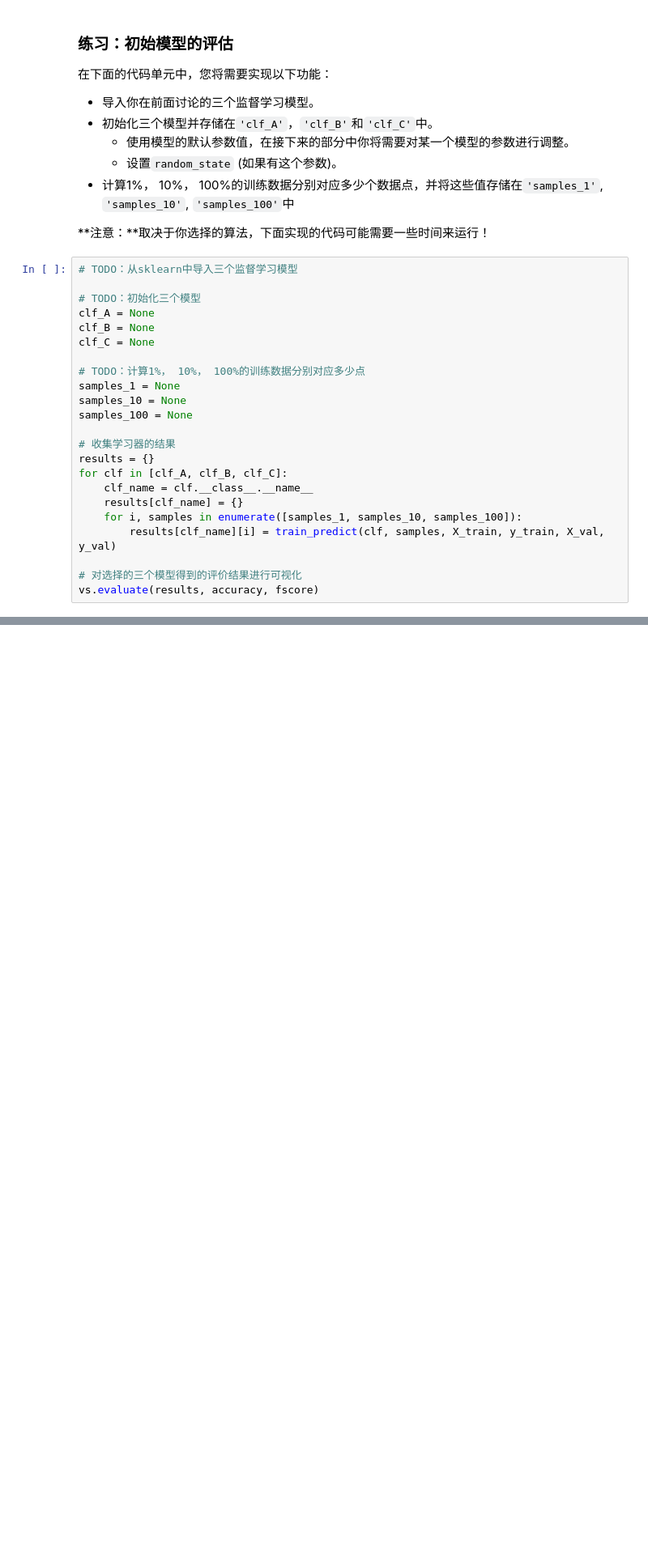
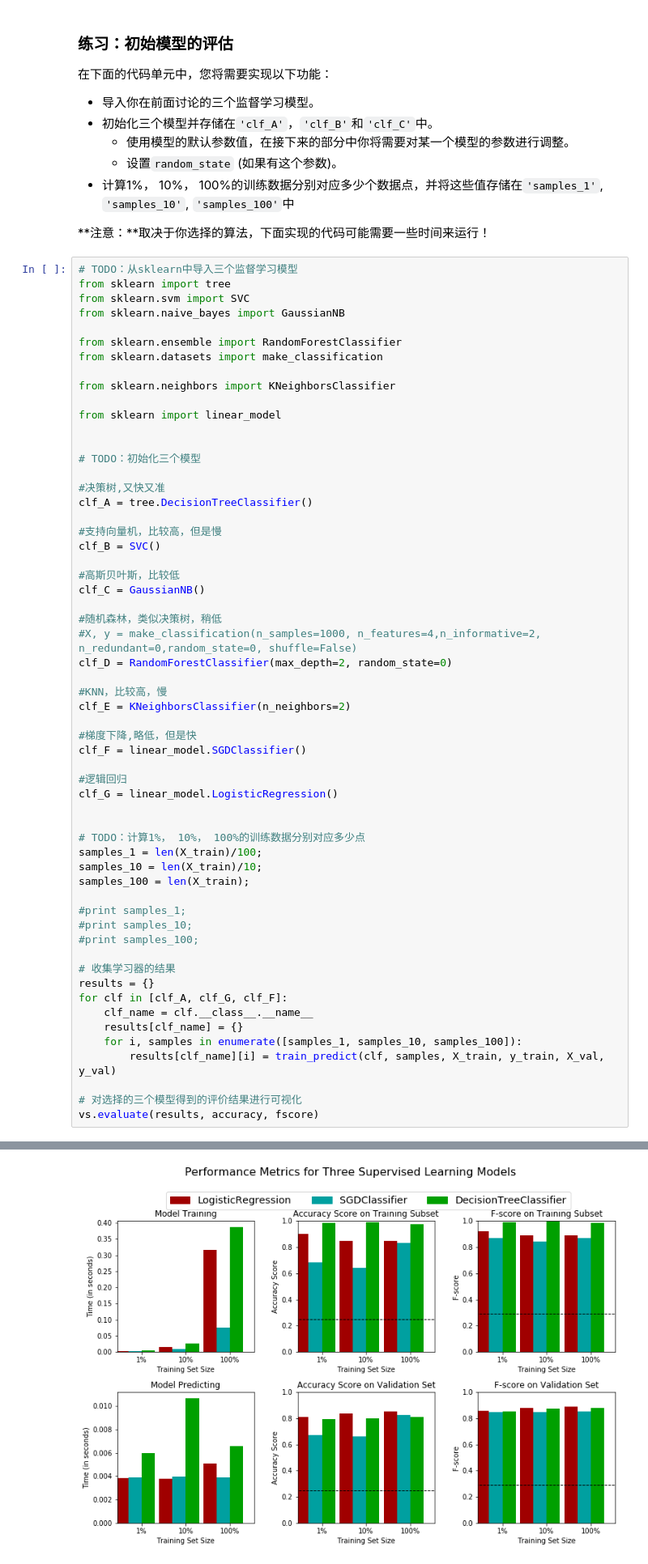
Before and after one commit to jingyuan2017/ud120-projects, a Jupyter notebook: project/3_finding_donors-master/finding_donors.ipynb, the cells around one changed output, grey strips where cells are left out. Shown: that part at 81% size. Cells and saved outputs as stored; diff of their text form; blank space fills up the shorter version.

```diff
--- a/project/3_finding_donors-master/finding_donors.ipynb
+++ b/project/3_finding_donors-master/finding_donors.ipynb
@@ -415,20 +425,55 @@ def train_predict(learner, sample_size, X_train, y_train, X_val, y_val):
 **注意：**取决于你选择的算法，下面实现的代码可能需要一些时间来运行！
 # %%
 # TODO：从sklearn中导入三个监督学习模型
+from sklearn import tree
+from sklearn.svm import SVC
+from sklearn.naive_bayes import GaussianNB
+
+from sklearn.ensemble import RandomForestClassifier
+from sklearn.datasets import make_classification
+
+from sklearn.neighbors import KNeighborsClassifier
+
+from sklearn import linear_model
+
 
 # TODO：初始化三个模型
-clf_A = None
-clf_B = None
-clf_C = None
+
+#决策树,又快又准
+clf_A = tree.DecisionTreeClassifier()
+
+#支持向量机，比较高，但是慢
+clf_B = SVC()
+
+#高斯贝叶斯，比较低
+clf_C = GaussianNB()
+
+#随机森林，类似决策树，稍低
+#X, y = make_classification(n_samples=1000, n_features=4,n_informative=2, n_redundant=0,random_state=0, shuffle=False)
+clf_D = RandomForestClassifier(max_depth=2, random_state=0)
+
+#KNN，比较高，慢
+clf_E = KNeighborsClassifier(n_neighbors=2)
+
+#梯度下降,略低，但是快
+clf_F = linear_model.SGDClassifier()
+
+#逻辑回归
+clf_G = linear_model.LogisticRegression()
+
 
 # TODO：计算1%， 10%， 100%的训练数据分别对应多少点
-samples_1 = None
-samples_10 = None
-samples_100 = None
+samples_1 = len(X_train)/100;
+samples_10 = len(X_train)/10;
+samples_100 = len(X_train);
+
+#print samples_1;
+#print samples_10;
+#print samples_100;
 
 # 收集学习器的结果
 results = {}
-for clf in [clf_A, clf_B, clf_C]:
+for clf in [clf_A, clf_G, clf_F]:
     clf_name = clf.__class__.__name__
     results[clf_name] = {}
     for i, samples in enumerate([samples_1, samples_10, samples_100]):
@@ -436,3 +481,4 @@ for clf in [clf_A, clf_B, clf_C]:
 
 # 对选择的三个模型得到的评价结果进行可视化
 vs.evaluate(results, accuracy, fscore)
+# %% [output]
@@ -439,3 +494,4 @@ vs.evaluate(results, accuracy, fscore)
+[figure, added]
 # %% [markdown]
 ----
 ## 提高效果
```
Also changed, not shown: parts of 2 cells of this notebook.
